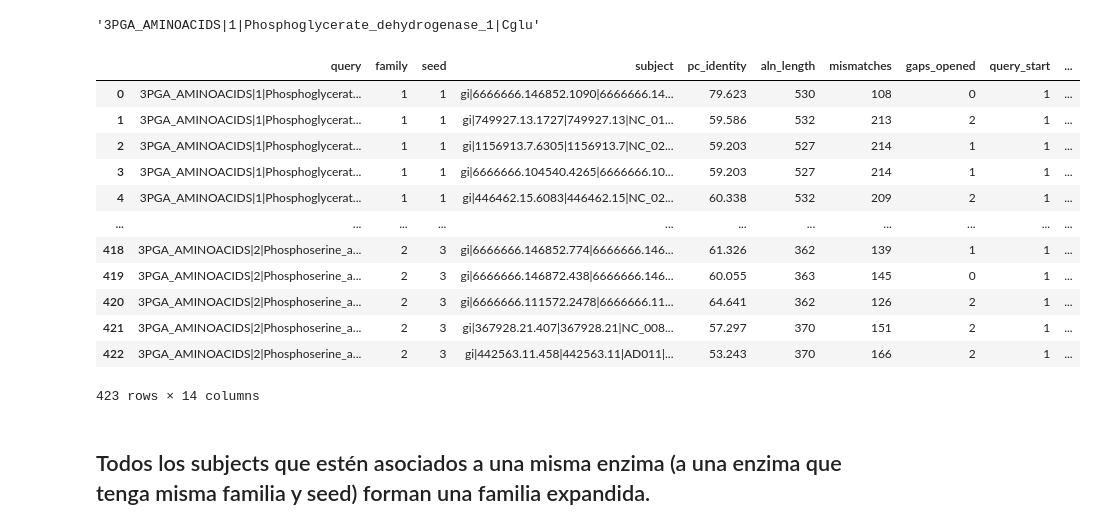
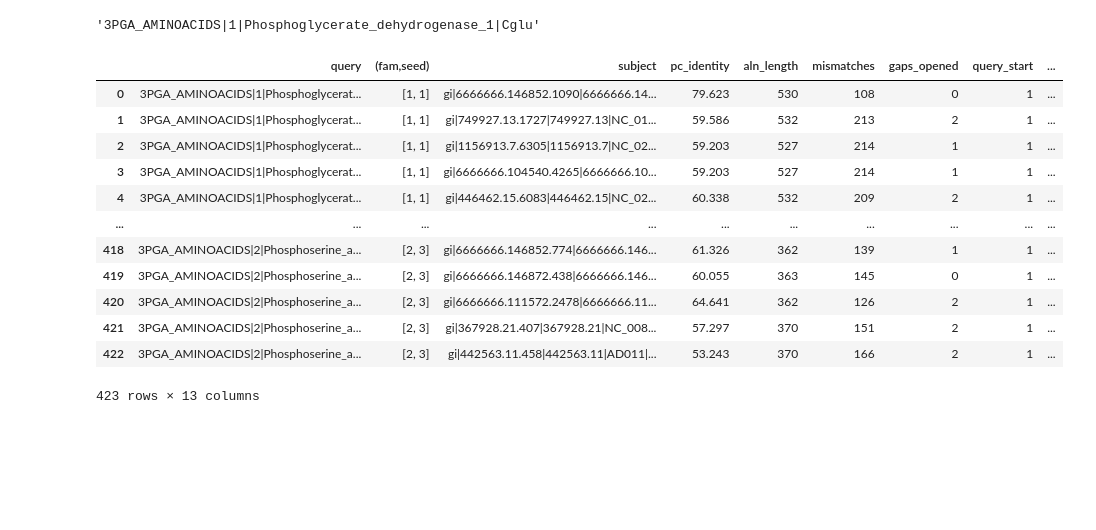
Before and after one commit to CsarMijangos/CsarPos, a Jupyter notebook: Jupyter_notebooks/Obtener_Exp_Fam.ipynb, the cells around one changed output. Drawn from its saved outputs; the diff is of its cells as text; code cells hidden in the pictures; blank space fills up the shorter version.

Commit message:
corrección de función fam_seed()

```diff
--- a/Jupyter_notebooks/Obtener_Exp_Fam.ipynb
+++ b/Jupyter_notebooks/Obtener_Exp_Fam.ipynb
@@ -120,53 +122,54 @@ df["query"][0]
 # %%
 ## Esta función extrae el número de familia y el número de la semilla dentro de esa familia
 def fam_seed (data):
-    fam = []
-    seed =[]
+    fam_seed_list = []
+    #seed_list =[]
     for x in data["query"][:]:
         l =len(x)
-        start_fam = 0
-        end_fam = 0
-        start_seed = 0
-        end_seed = 0
-        n=0                    # Contador de "|"
+        ind_sep = []   # lista con los índices de las ocurrencias de "|"
+        #cont_sep = 0
         for i in range(0,l):
             if(x[i]=='|'):
-                n = n+1
-                if (n==1):
-                    start_fam = n+1
-                if (n==2):
-                    end_fam = n-1
-                    #fam.append(x[i+1])# Solo funciona porque el número de la familia consta de un solo digito
-                if (n==3):
-                    end_seed = [i-1]
-                for k in range(end_fam, end_seed):
-                    if
+                ind_sep.append(i)
+        start_fam = ind_sep[0] + 1
+        end_fam = ind_sep[1]
+        family = np.uint16(x[start_fam:end_fam])
+
+        ind_under = []  # lista con los índices de las ocurrencias de "_"
+        for k in range(ind_sep[1], ind_sep[2]):
+                    if (x[k]=="_"):
+                        ind_under.append(k)
+        start_seed = ind_under[-1]+1
+        end_seed = ind_sep[2]
+        seed = np.uint16(x[start_seed: end_seed])
+
+        #np.append(fam_seed_array,[family,seed], axis =0)
+        fam_seed_list.append([family,seed])
+
 
                     #seed.append(x[i-1]) #Solo funciona porque el solo hay un digito en el número de la enzima
         #fam.append(x[start:end-2])
         #seed.append(x[end-1:end])
-    data["family"] = fam
-    data["seed"] = seed
-    data = pd.DataFrame.reindex(df, columns = ['query','family', 'seed', 'subject',
+    data["(fam,seed)"] = fam_seed_list
+    #data["seed"] = seed_list
+    data = pd.DataFrame.reindex(df, columns = ['query','(fam,seed)', 'subject',
            'pc_identity', 'aln_length', 'mismatches', 'gaps_opened',
            'query_start', 'query_end', 'subject_start', 'subject_end',
            'e_value', 'bitscore'])
     return data
 
 fam_seed(df)
 # %% [output]
-|  | query | family | seed | subject | pc_identity | aln_length | mismatches | gaps_opened | query_start | ... |
-| 0 | 3PGA_AMINOACIDS|1|Phosphoglycerat... | 1 | 1 | gi|6666666.146852.1090|6666666.14... | 79.623 | 530 | 108 | 0 | 1 | ... |
-| 1 | 3PGA_AMINOACIDS|1|Phosphoglycerat... | 1 | 1 | gi|749927.13.1727|749927.13|NC_01... | 59.586 | 532 | 213 | 2 | 1 | ... |
-| 2 | 3PGA_AMINOACIDS|1|Phosphoglycerat... | 1 | 1 | gi|1156913.7.6305|1156913.7|NC_02... | 59.203 | 527 | 214 | 1 | 1 | ... |
-| 3 | 3PGA_AMINOACIDS|1|Phosphoglycerat... | 1 | 1 | gi|6666666.104540.4265|6666666.10... | 59.203 | 527 | 214 | 1 | 1 | ... |
-| 4 | 3PGA_AMINOACIDS|1|Phosphoglycerat... | 1 | 1 | gi|446462.15.6083|446462.15|NC_02... | 60.338 | 532 | 209 | 2 | 1 | ... |
-| ... | ... | ... | ... | ... | ... | ... | ... | ... | ... | ... |
-| 418 | 3PGA_AMINOACIDS|2|Phosphoserine_a... | 2 | 3 | gi|6666666.146852.774|6666666.146... | 61.326 | 362 | 139 | 1 | 1 | ... |
-| 419 | 3PGA_AMINOACIDS|2|Phosphoserine_a... | 2 | 3 | gi|6666666.146872.438|6666666.146... | 60.055 | 363 | 145 | 0 | 1 | ... |
-| 420 | 3PGA_AMINOACIDS|2|Phosphoserine_a... | 2 | 3 | gi|6666666.111572.2478|6666666.11... | 64.641 | 362 | 126 | 2 | 1 | ... |
-| 421 | 3PGA_AMINOACIDS|2|Phosphoserine_a... | 2 | 3 | gi|367928.21.407|367928.21|NC_008... | 57.297 | 370 | 151 | 2 | 1 | ... |
-| 422 | 3PGA_AMINOACIDS|2|Phosphoserine_a... | 2 | 3 | gi|442563.11.458|442563.11|AD011|... | 53.243 | 370 | 166 | 2 | 1 | ... |
+|  | query | (fam,seed) | subject | pc_identity | aln_length | mismatches | gaps_opened | query_start | ... |
+| 0 | 3PGA_AMINOACIDS|1|Phosphoglycerat... | [1, 1] | gi|6666666.146852.1090|6666666.14... | 79.623 | 530 | 108 | 0 | 1 | ... |
+| 1 | 3PGA_AMINOACIDS|1|Phosphoglycerat... | [1, 1] | gi|749927.13.1727|749927.13|NC_01... | 59.586 | 532 | 213 | 2 | 1 | ... |
+| 2 | 3PGA_AMINOACIDS|1|Phosphoglycerat... | [1, 1] | gi|1156913.7.6305|1156913.7|NC_02... | 59.203 | 527 | 214 | 1 | 1 | ... |
+| 3 | 3PGA_AMINOACIDS|1|Phosphoglycerat... | [1, 1] | gi|6666666.104540.4265|6666666.10... | 59.203 | 527 | 214 | 1 | 1 | ... |
+| 4 | 3PGA_AMINOACIDS|1|Phosphoglycerat... | [1, 1] | gi|446462.15.6083|446462.15|NC_02... | 60.338 | 532 | 209 | 2 | 1 | ... |
+| ... | ... | ... | ... | ... | ... | ... | ... | ... | ... |
+| 418 | 3PGA_AMINOACIDS|2|Phosphoserine_a... | [2, 3] | gi|6666666.146852.774|6666666.146... | 61.326 | 362 | 139 | 1 | 1 | ... |
+| 419 | 3PGA_AMINOACIDS|2|Phosphoserine_a... | [2, 3] | gi|6666666.146872.438|6666666.146... | 60.055 | 363 | 145 | 0 | 1 | ... |
+| 420 | 3PGA_AMINOACIDS|2|Phosphoserine_a... | [2, 3] | gi|6666666.111572.2478|6666666.11... | 64.641 | 362 | 126 | 2 | 1 | ... |
+| 421 | 3PGA_AMINOACIDS|2|Phosphoserine_a... | [2, 3] | gi|367928.21.407|367928.21|NC_008... | 57.297 | 370 | 151 | 2 | 1 | ... |
+| 422 | 3PGA_AMINOACIDS|2|Phosphoserine_a... | [2, 3] | gi|442563.11.458|442563.11|AD011|... | 53.243 | 370 | 166 | 2 | 1 | ... |
-423 rows × 14 columns
+423 rows × 13 columns
-# %% [markdown]
-## Todos los subjects que estén asociados a una misma enzima (a una enzima que tenga misma familia y seed) forman una familia expandida.
```
Also changed, not shown: parts of 1 cell of this notebook.
